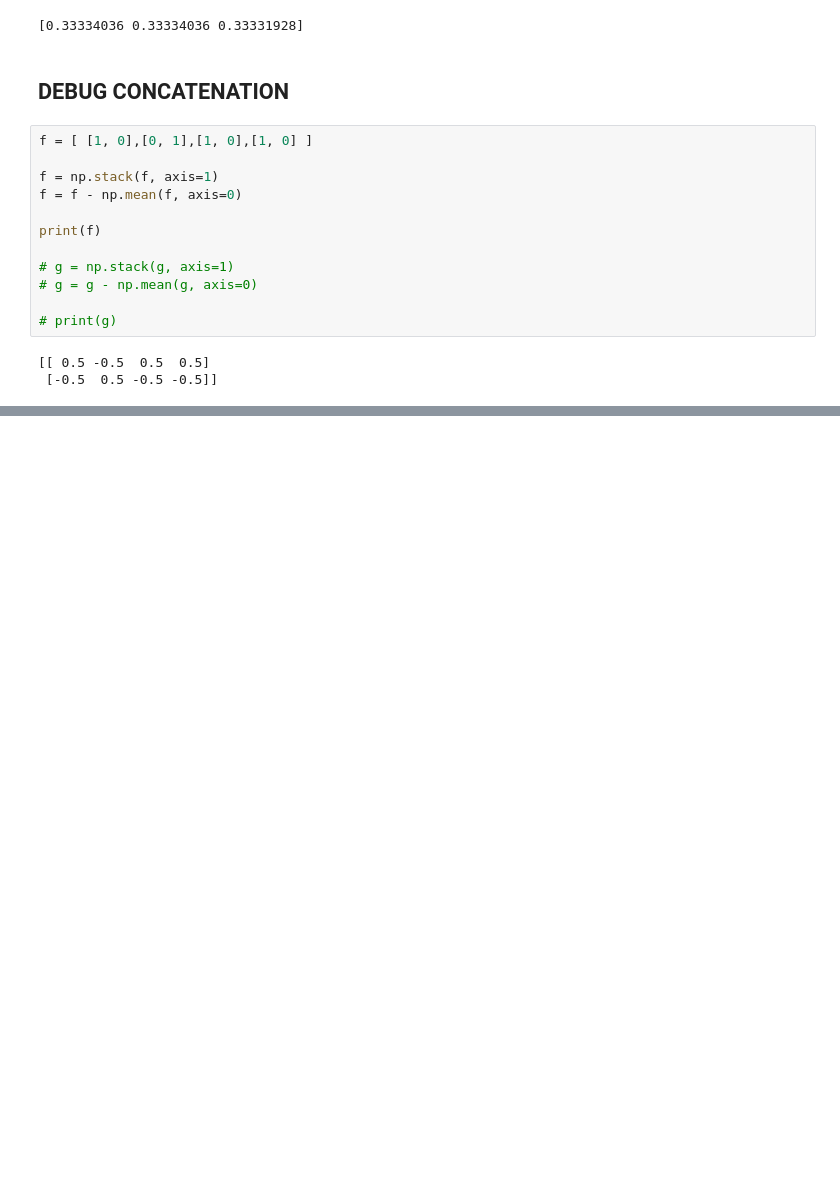
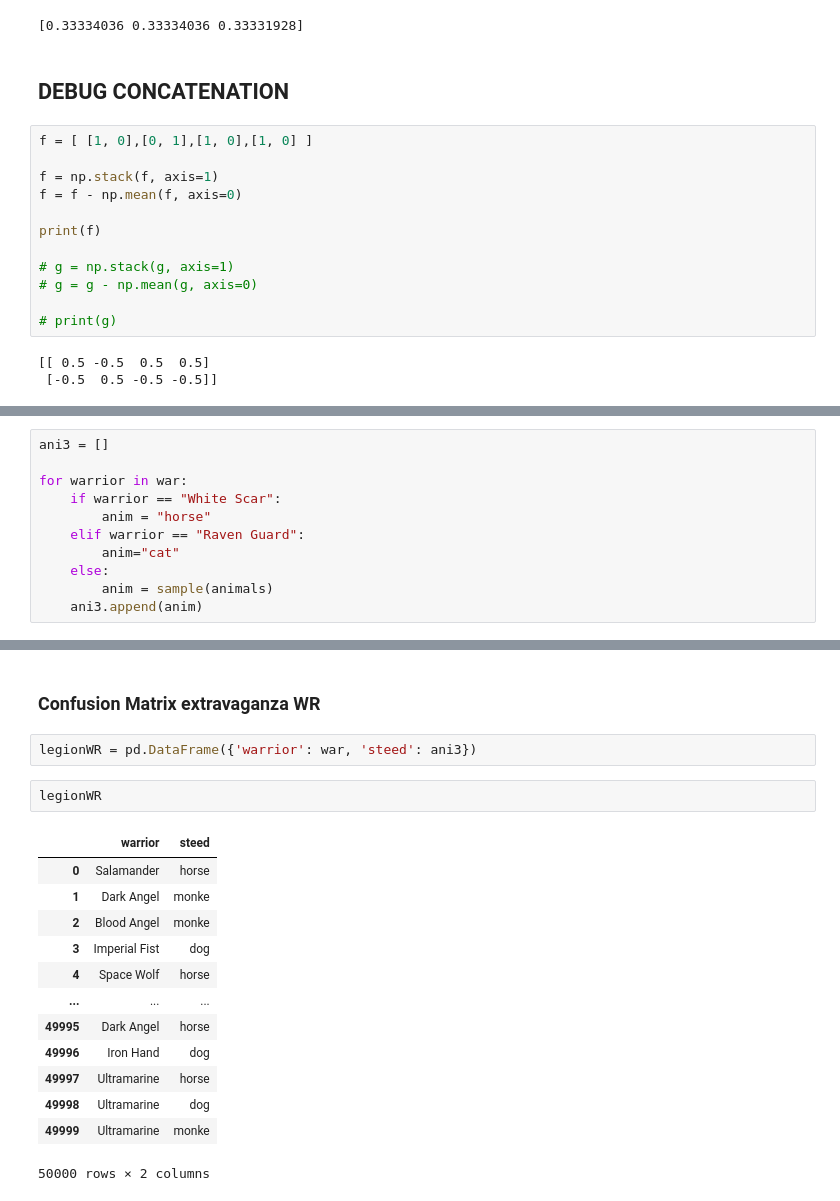
Before and after one commit to Mars4269/cFair-one-hot-kernel, a Jupyter notebook: old_things.ipynb, the cells around one changed output, grey strips where cells are left out. Saved outputs shown, nothing was run; the diff lists cells and outputs as text; blank space fills up the shorter version.

```diff
--- a/old_things.ipynb
+++ b/old_things.ipynb
@@ -180,0 +435,11 @@ print(f)
+# %%
+ani3 = []
+
+for warrior in war:
+    if warrior == "White Scar":
+        anim = "horse"
+    elif warrior == "Raven Guard":
+        anim="cat"
+    else:
+        anim = sample(animals)
+    ani3.append(anim)
@@ -180,0 +484,20 @@ print(f)
+# %% [markdown]
+### Confusion Matrix extravaganza WR
+# %%
+legionWR = pd.DataFrame({'warrior': war, 'steed': ani3})
+# %%
+legionWR
+# %% [output]
+|  | warrior | steed |
+| 0 | Salamander | horse |
+| 1 | Dark Angel | monke |
+| 2 | Blood Angel | monke |
+| 3 | Imperial Fist | dog |
+| 4 | Space Wolf | horse |
+| ... | ... | ... |
+| 49995 | Dark Angel | horse |
+| 49996 | Iron Hand | dog |
+| 49997 | Ultramarine | horse |
+| 49998 | Ultramarine | dog |
+| 49999 | Ultramarine | monke |
+50000 rows × 2 columns
```
Also changed, not shown: parts of 66 cells of this notebook.
